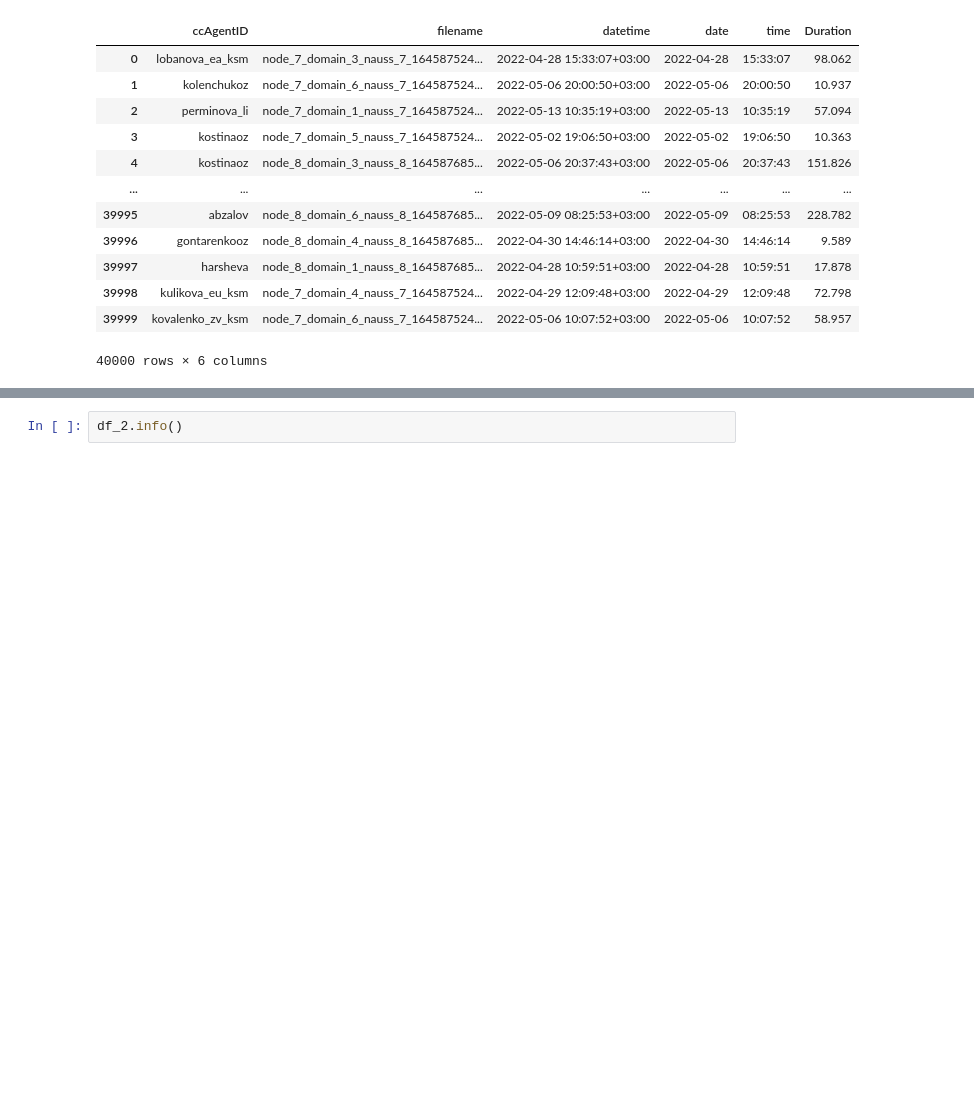
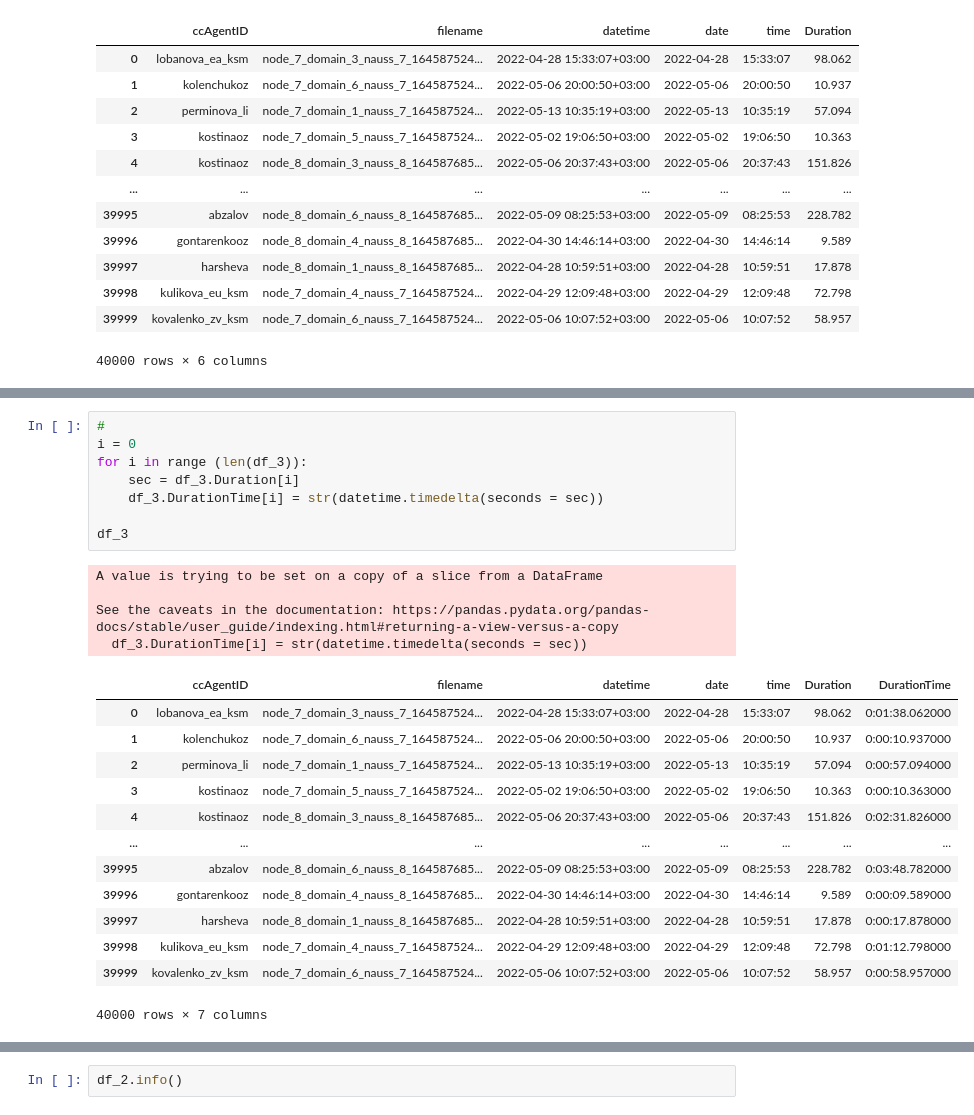
Before and after one commit to eistratova/parsing_XML, a Jupyter notebook: Gran_analizing_220323.ipynb, the cells around one changed output, grey strips where cells are left out. Saved outputs shown, nothing was run; the diff lists cells and outputs as text; blank space fills up the shorter version.

```diff
--- a/Gran_analizing_220323.ipynb
+++ b/Gran_analizing_220323.ipynb
@@ -305,0 +288,26 @@ df_2
+# %%
+#
+i = 0
+for i in range (len(df_3)):
+    sec = df_3.Duration[i]
+    df_3.DurationTime[i] = str(datetime.timedelta(seconds = sec))
+
+df_3
+# %% [output]
+A value is trying to be set on a copy of a slice from a DataFrame
+
+See the caveats in the documentation: https://pandas.pydata.org/pandas-docs/stable/user_guide/indexing.html#returning-a-view-versus-a-copy
+  df_3.DurationTime[i] = str(datetime.timedelta(seconds = sec))
+|  | ccAgentID | filename | datetime | date | time | Duration | DurationTime |
+| 0 | lobanova_ea_ksm | node_7_domain_3_nauss_7_164587524... | 2022-04-28 15:33:07+03:00 | 2022-04-28 | 15:33:07 | 98.062 | 0:01:38.062000 |
+| 1 | kolenchukoz | node_7_domain_6_nauss_7_164587524... | 2022-05-06 20:00:50+03:00 | 2022-05-06 | 20:00:50 | 10.937 | 0:00:10.937000 |
+| 2 | perminova_li | node_7_domain_1_nauss_7_164587524... | 2022-05-13 10:35:19+03:00 | 2022-05-13 | 10:35:19 | 57.094 | 0:00:57.094000 |
+| 3 | kostinaoz | node_7_domain_5_nauss_7_164587524... | 2022-05-02 19:06:50+03:00 | 2022-05-02 | 19:06:50 | 10.363 | 0:00:10.363000 |
+| 4 | kostinaoz | node_8_domain_3_nauss_8_164587685... | 2022-05-06 20:37:43+03:00 | 2022-05-06 | 20:37:43 | 151.826 | 0:02:31.826000 |
+| ... | ... | ... | ... | ... | ... | ... | ... |
+| 39995 | abzalov | node_8_domain_6_nauss_8_164587685... | 2022-05-09 08:25:53+03:00 | 2022-05-09 | 08:25:53 | 228.782 | 0:03:48.782000 |
+| 39996 | gontarenkooz | node_8_domain_4_nauss_8_164587685... | 2022-04-30 14:46:14+03:00 | 2022-04-30 | 14:46:14 | 9.589 | 0:00:09.589000 |
+| 39997 | harsheva | node_8_domain_1_nauss_8_164587685... | 2022-04-28 10:59:51+03:00 | 2022-04-28 | 10:59:51 | 17.878 | 0:00:17.878000 |
+| 39998 | kulikova_eu_ksm | node_7_domain_4_nauss_7_164587524... | 2022-04-29 12:09:48+03:00 | 2022-04-29 | 12:09:48 | 72.798 | 0:01:12.798000 |
+| 39999 | kovalenko_zv_ksm | node_7_domain_6_nauss_7_164587524... | 2022-05-06 10:07:52+03:00 | 2022-05-06 | 10:07:52 | 58.957 | 0:00:58.957000 |
+40000 rows × 7 columns
```
Also changed, not shown: parts of 13 cells of this notebook.
